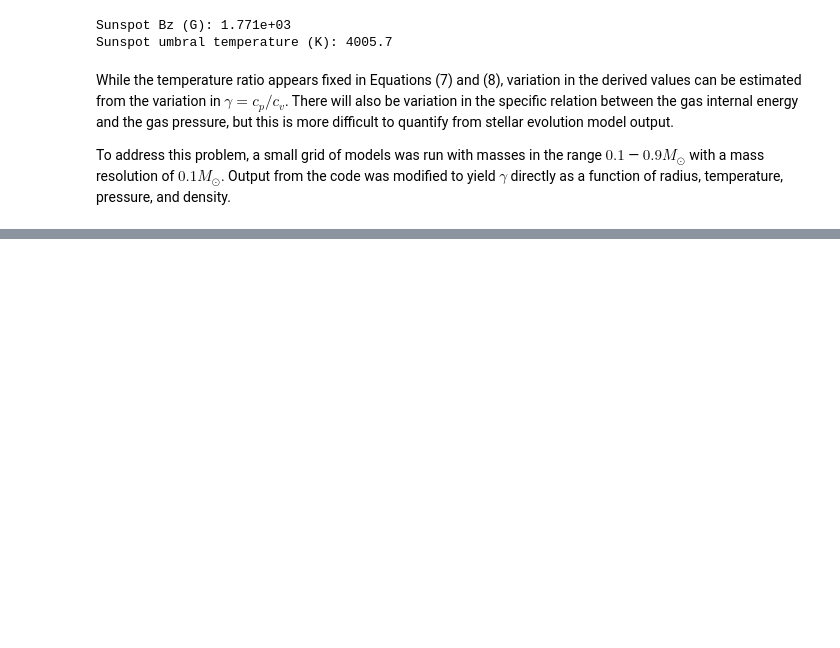
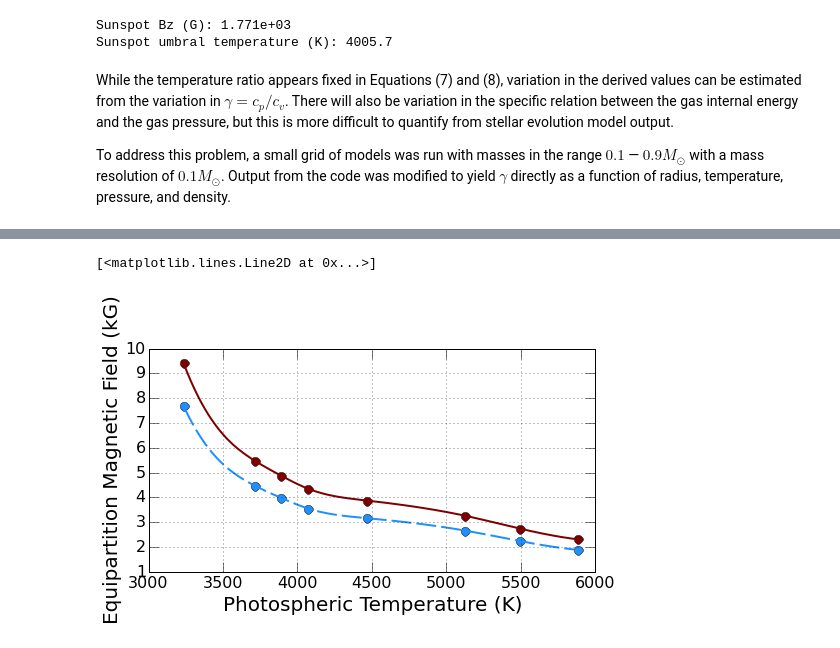
Before and after one commit to gfeiden/Notebook, a Jupyter notebook: Daily/20150803_pressure_reduc_spots.ipynb, the cells around one changed output, grey strips where cells are left out. Cells and saved outputs as stored; diff of their text form; code cells hidden in the pictures; blank space fills up the shorter version.

```diff
--- a/Daily/20150803_pressure_reduc_spots.ipynb
+++ b/Daily/20150803_pressure_reduc_spots.ipynb
@@ -164,0 +169,26 @@ Results of this simple model indicate that equilibration of a polytropic gas wit
+# %%
+# log(Pressure)
+p_gas = np.array([6.37, 5.90, 5.80, 5.70, 5.60, 5.45, 5.30, 5.15])
+B_field_Eeq = np.sqrt(12.*np.pi*10**p_gas)/1.0e3  # in kG
+B_field_Peq = np.sqrt( 8.*np.pi*10**p_gas)/1.0e3
+
+# smooth curves
+icurve = interp1d(ModelT, B_field_Eeq, kind='cubic')
+B_field_Eeq_smooth = icurve(np.arange(3240., 5880., 20.))
+icurve = interp1d(ModelT, B_field_Peq, kind='cubic')
+B_field_Peq_smooth = icurve(np.arange(3240., 5880., 20.))
+# %%
+fig, ax = plt.subplots(1, 1, figsize=(8,4))
+
+ax.set_xlabel('Photospheric Temperature (K)', fontsize=20.)
+ax.set_ylabel('Equipartition Magnetic Field (kG)', fontsize=20.)
+ax.tick_params(which='major', axis='both', length=10., labelsize=16.)
+ax.grid(True)
+
+ax.plot(ModelT, B_field_Eeq, 'o', lw=2, markersize=9.0, c='#800000')
+ax.plot(np.arange(3240., 5880., 20.), B_field_Eeq_smooth, '-', lw=2, c='#800000')
+ax.plot(ModelT, B_field_Peq, 'o', lw=2, markersize=9.0, c='#1e90ff')
+ax.plot(np.arange(3240., 5880., 20.), B_field_Peq_smooth, '-', lw=2, dashes=(20., 5.), c='#1e90ff')
+# %% [output]
+[<matplotlib.lines.Line2D at 0x...>]
+[figure, added]
```
Also changed, not shown: parts of 12 cells of this notebook.
